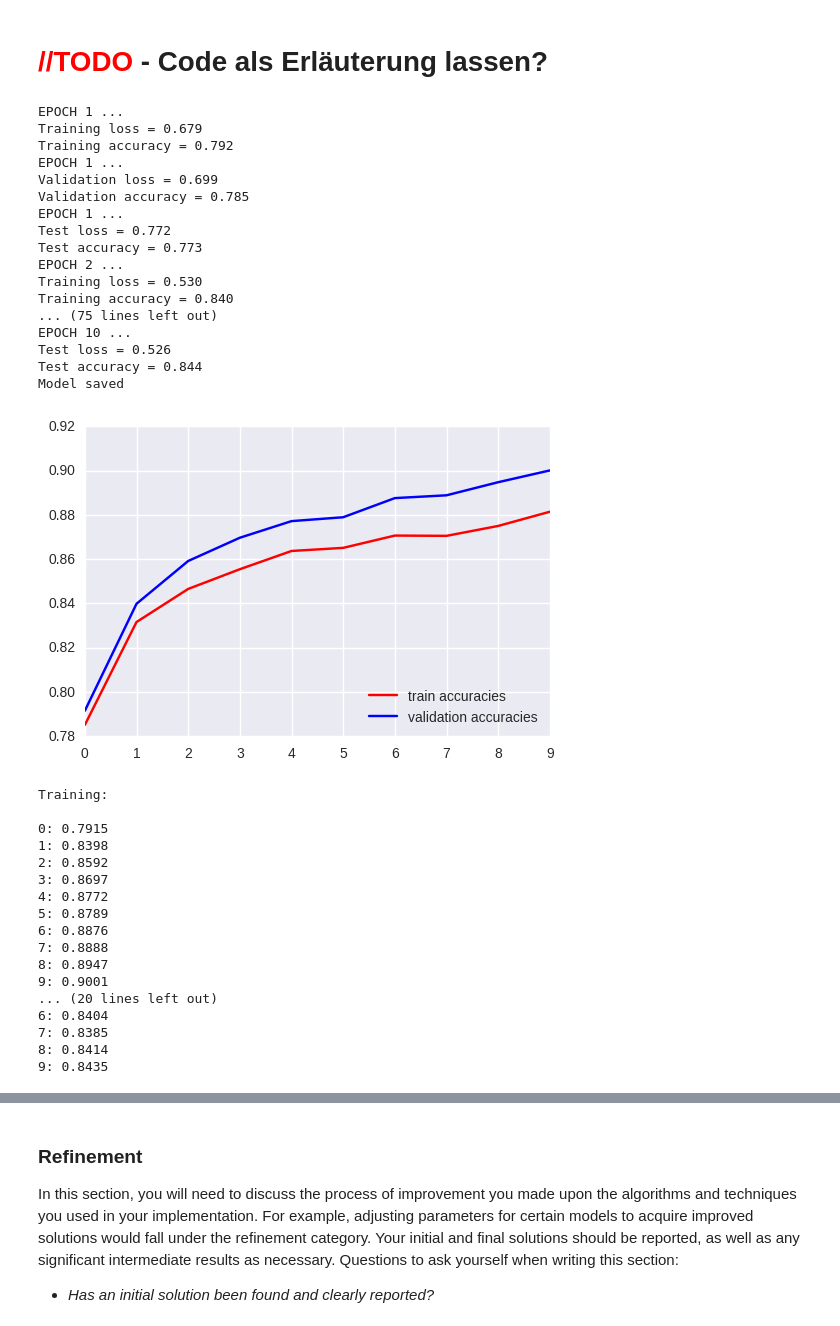
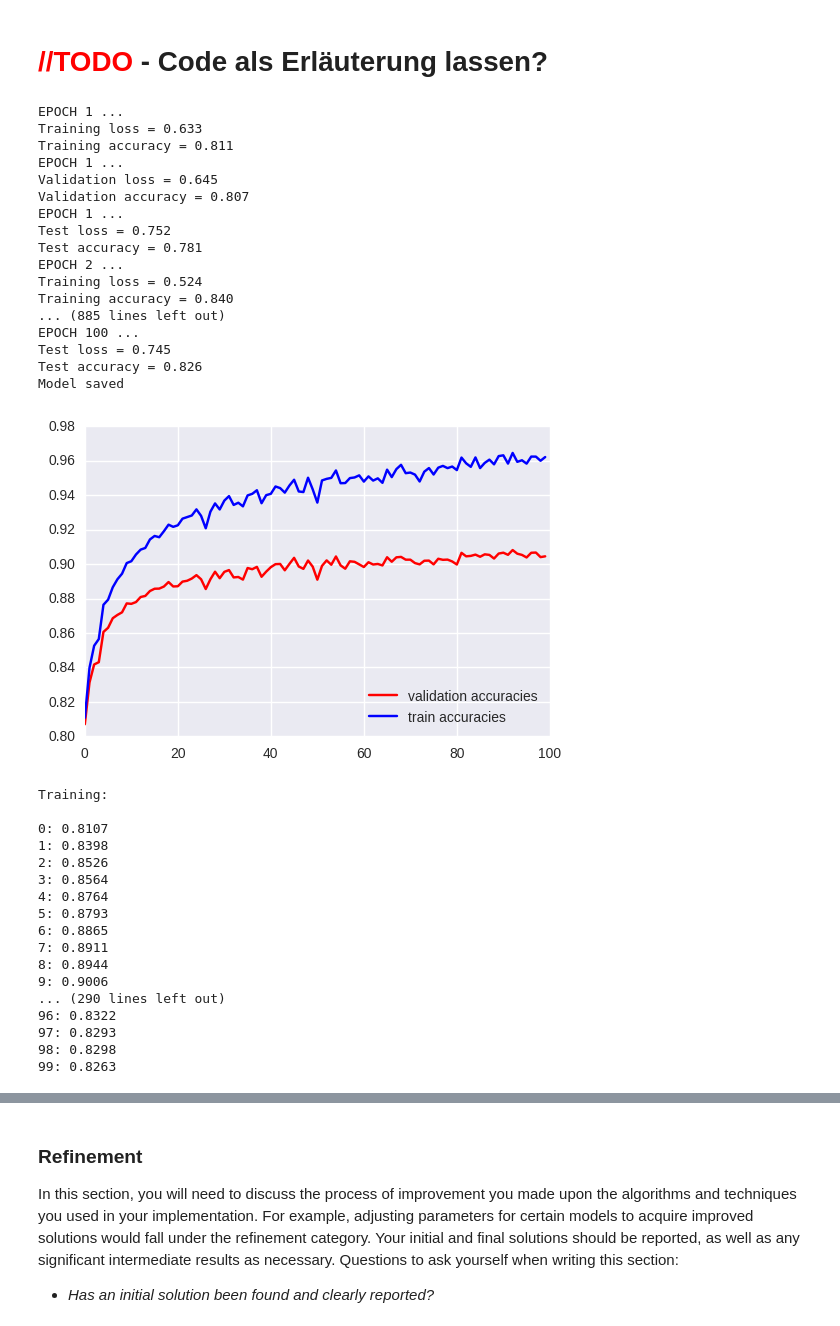
Before and after one commit to VisionTom/Nanodegree_MachineLearning, a Jupyter notebook: 06_Capstone/capstone.ipynb, the cells around one changed output, grey strips where cells are left out. Drawn from its saved outputs; the diff is of its cells as text; code cells hidden in the pictures.

```diff
--- a/06_Capstone/capstone.ipynb
+++ b/06_Capstone/capstone.ipynb
@@ -491,8 +491,8 @@ In this section, the process for which metrics, algorithms, and techniques that
 # %% [markdown]
 # <font color='red'> //TODO</font> - Code als Erläuterung lassen?
 # %%
-EPOCHS = 10
-BATCH_SIZE = 50
+EPOCHS = 100
+BATCH_SIZE = 25
 # %%
 def LeNet(x, keep_prob):
 
@@ -659,32 +659,32 @@ if __name__ == '__main__':
             print("Model saved")
 # %% [output]
 EPOCH 1 ...
-Training loss = 0.679
-Training accuracy = 0.792
+Training loss = 0.633
+Training accuracy = 0.811
 EPOCH 1 ...
-Validation loss = 0.699
-Validation accuracy = 0.785
+Validation loss = 0.645
+Validation accuracy = 0.807
 EPOCH 1 ...
-Test loss = 0.772
-Test accuracy = 0.773
+Test loss = 0.752
+Test accuracy = 0.781
 EPOCH 2 ...
-Training loss = 0.530
+Training loss = 0.524
 Training accuracy = 0.840
-... (75 lines left out)
-EPOCH 10 ...
-Test loss = 0.526
-Test accuracy = 0.844
+... (885 lines left out)
+EPOCH 100 ...
+Test loss = 0.745
+Test accuracy = 0.826
 Model saved
 # %%
 plt.plot(range(EPOCHS), val_accuracies, 'r-',
         range(EPOCHS), train_accuracies, 'b-')
         #range(EPOCHS), test_accuracies, 'g-')
         #range(EPOCHS), (list(np.array(val_accuracies) - np.array(train_accuracies))), 'g-')
 #plt.plot(train_accuracies)
-plt.legend(["train accuracies","validation accuracies"],loc='lower right')
+plt.legend(["validation accuracies","train accuracies"],loc='lower right')
 plt.show()
 # %% [output]
-[figure, old version]
+[figure, new version]
 # %%
 print("Training:\n")
 for i, a in enumerate(train_accuracies):
@@ -700,21 +700,21 @@ for i, a in enumerate(test_accuracies):
 # %% [output]
 Training:
 
-0: 0.7915
+0: 0.8107
 1: 0.8398
-2: 0.8592
-3: 0.8697
-4: 0.8772
-5: 0.8789
-6: 0.8876
-7: 0.8888
-8: 0.8947
-9: 0.9001
-... (20 lines left out)
-6: 0.8404
-7: 0.8385
-8: 0.8414
-9: 0.8435
+2: 0.8526
+3: 0.8564
+4: 0.8764
+5: 0.8793
+6: 0.8865
+7: 0.8911
+8: 0.8944
+9: 0.9006
+... (290 lines left out)
+96: 0.8322
+97: 0.8293
+98: 0.8298
+99: 0.8263
 # %%
 try:
     saver
```
Also changed, not shown: parts of 7 cells of this notebook, 20 other files.
